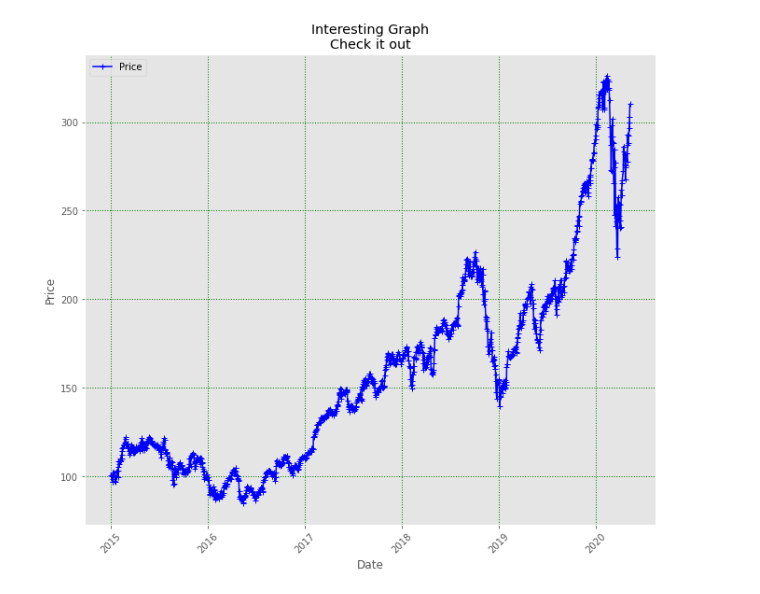
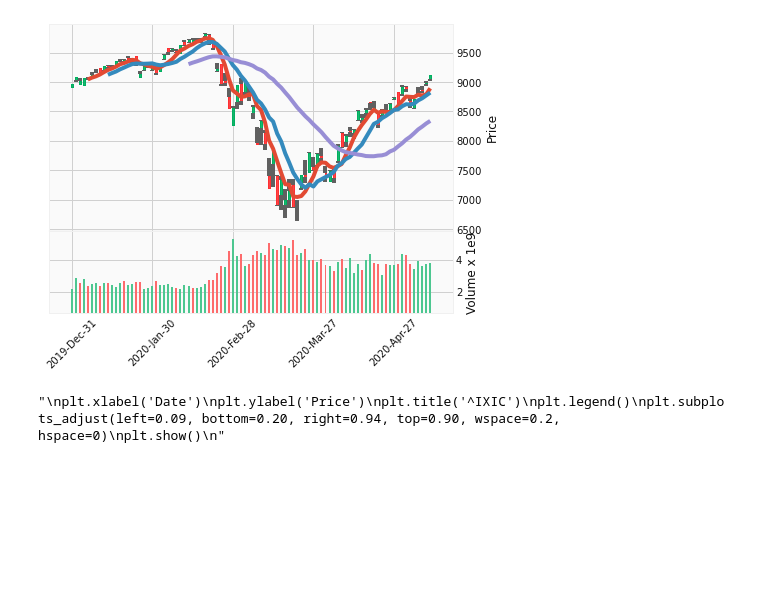
Before and after one commit to wangpeidong/PythonLab, a Jupyter notebook: tutorial/PythonTutorial.ipynb, the cells around one changed output. Cells and saved outputs as stored; diff of their text form; code cells hidden in the pictures; blank space fills up the shorter version.

Commit message:
Studied matplotlib tutorial

```diff
--- a/tutorial/PythonTutorial.ipynb
+++ b/tutorial/PythonTutorial.ipynb
@@ -477,9 +435,10 @@ import matplotlib.pyplot as plt
 from matplotlib import style
 import numpy as np
 
+#style.use('fivethirtyeight')
 style.use('ggplot')
 
-plt.rcParams['figure.figsize'] = [15, 15]
+plt.rcParams['figure.figsize'] = [10, 10]
 plt.rcParams.update({'font.size': 22})
 
 def line(x, a, b):
@@ -519,7 +478,8 @@ plt.scatter(x, [y(a(A), i) for i in x], color = 'black', label = 'point')
 
 plt.plot(x, B_line, color = 'green')
 plt.plot(x, y_line, color = 'red', label = 'y')
-plt.annotate(f'A {A}', A)
+font_dict = {'family':'serif', 'color':'darkred', 'size':15}
+plt.text(A[0], A[1], f'A {A}', fontdict=font_dict)
 plt.annotate(f'B {B}', B)
 plt.plot(x, [0 for _ in x], color = 'black', label = 'x', linestyle = 'dashed')
 plt.plot([0 for _ in range(10)], [i for i in range(10)], color = 'black', linestyle = 'dashed', label = 'y')
@@ -637,35 +648,35 @@ plt.show()
 # %%
 import pandas_datareader.data as web
 import datetime
 import numpy as np
 import matplotlib.pyplot as plt
 from matplotlib import style
+import matplotlib.ticker as mticker
+import mplfinance as mpf
 
 style.use('ggplot')
 
-def source_stock_price(symbol, start = datetime.datetime(2015, 1, 1)):
+def source_stock_price(symbol, start = datetime.datetime(2020, 1, 1)):
     end = datetime.datetime.now()
     df = web.DataReader(symbol, "yahoo", start, end)
     df.reset_index(inplace = True)
     df.set_index("Date", inplace = True)
 
     return df
 
-df = source_stock_price('AAPL')
+df = source_stock_price('^IXIC')
+#fig = plt.figure()
+#ax1 = plt.subplot2grid((1,1), (0,0))
 
-fig = plt.figure()
-ax1 = plt.subplot2grid((1,1), (0,0))
-ax1.plot_date(df.index, df['Adj Close'], 'b+-', label = 'Price')
-
-for label in ax1.xaxis.get_ticklabels():
-    label.set_rotation(45)
-ax1.grid(True, color='g', linestyle=':', linewidth=1)
-
+mpf.plot(df, type='candle', volume=True, mav=(5,10,30), style = 'yahoo')
+'''
 plt.xlabel('Date')
 plt.ylabel('Price')
-plt.title('Interesting Graph\nCheck it out')
+plt.title('^IXIC')
 plt.legend()
 plt.subplots_adjust(left=0.09, bottom=0.20, right=0.94, top=0.90, wspace=0.2, hspace=0)
 plt.show()
+'''
 # %% [output]
-[figure, old version]
+[figure, new version]
+"\nplt.xlabel('Date')\nplt.ylabel('Price')\nplt.title('^IXIC')\nplt.legend()\nplt.subplots_adjust(left=0.09, bottom=0.20, right=0.94, top=0.90, wspace=0.2, hspace=0)\nplt.show()\n"
```
Also changed, not shown: parts of 13 cells of this notebook.
